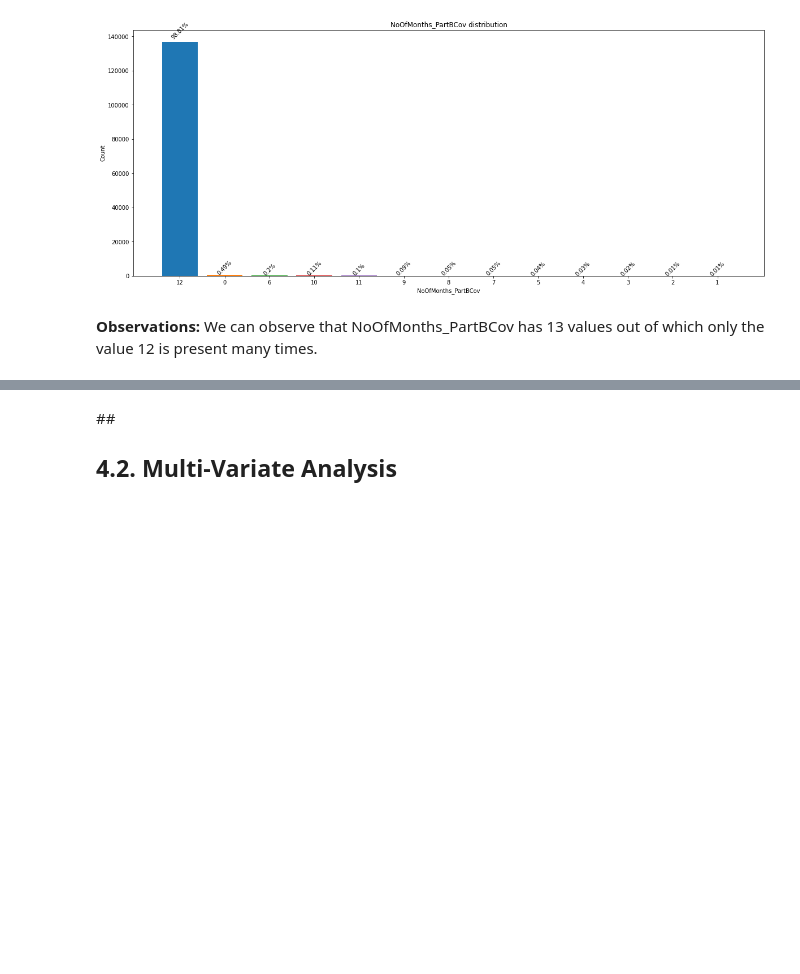
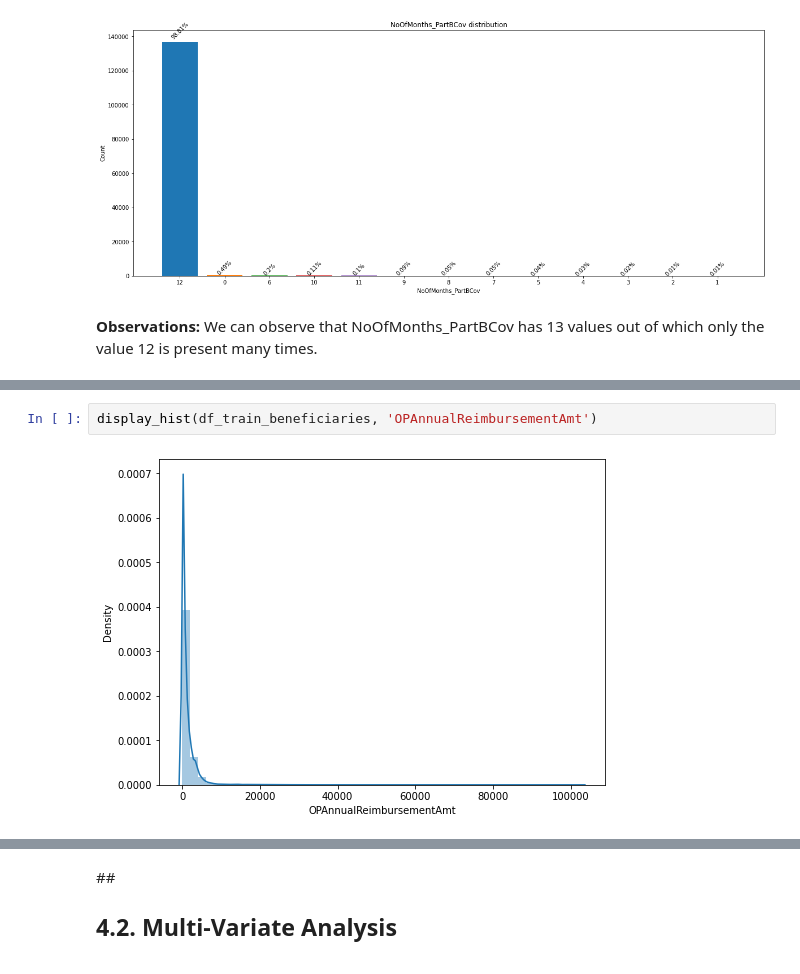
Before and after one commit to NaveenVuppula/Healthcare-Provider-Fraud-Detection-Analysis, a Jupyter notebook: Healthcare_Provider_Fraud_Detection_Analysis.ipynb, the cells around one changed output, grey strips where cells are left out. Drawn from its saved outputs; the diff is of its cells as text; blank space fills up the shorter version.

```diff
--- a/Healthcare_Provider_Fraud_Detection_Analysis.ipynb
+++ b/Healthcare_Provider_Fraud_Detection_Analysis.ipynb
@@ -333,0 +409,4 @@ show_barplot(data, "NoOfMonths_PartBCov", "NoOfMonths_PartBCov distribution")
+# %%
+display_hist(df_train_beneficiaries, 'OPAnnualReimbursementAmt')
+# %% [output]
+[figure, added]
```
Also changed, not shown: parts of 19 cells of this notebook.
